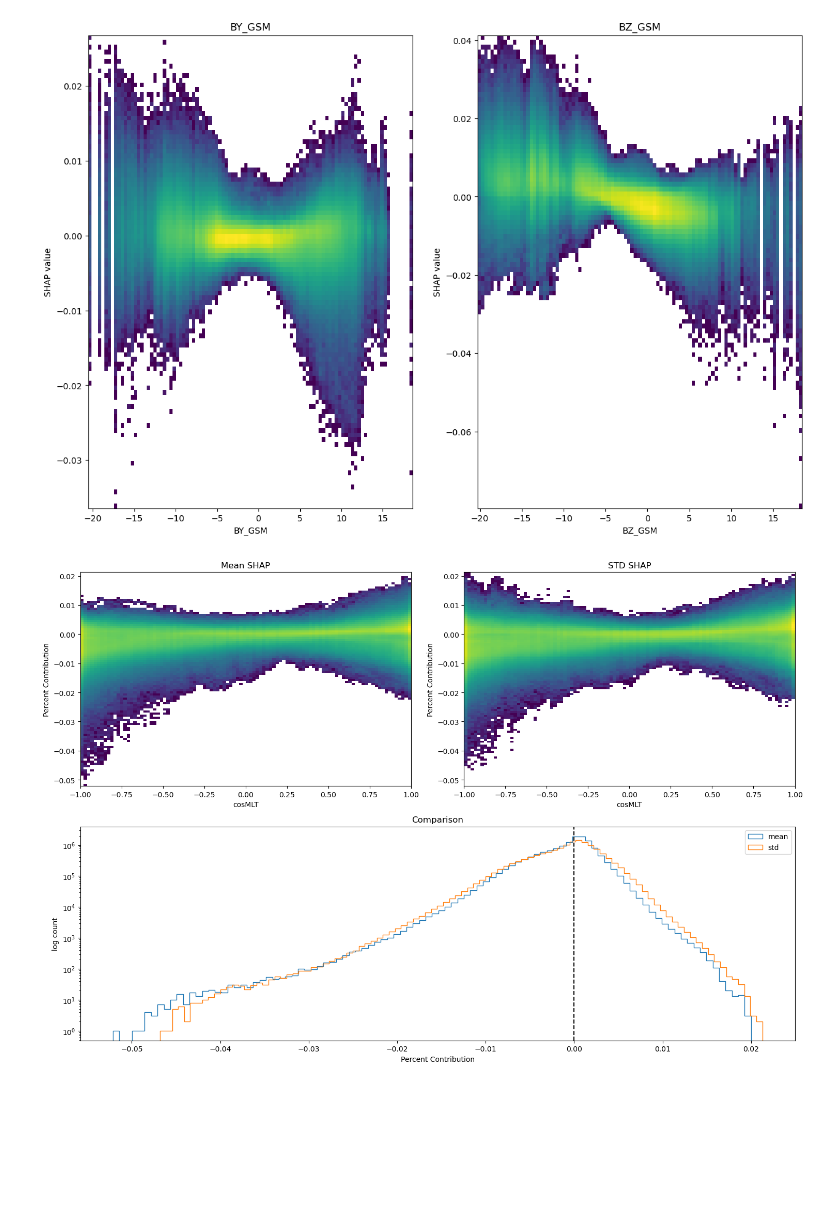
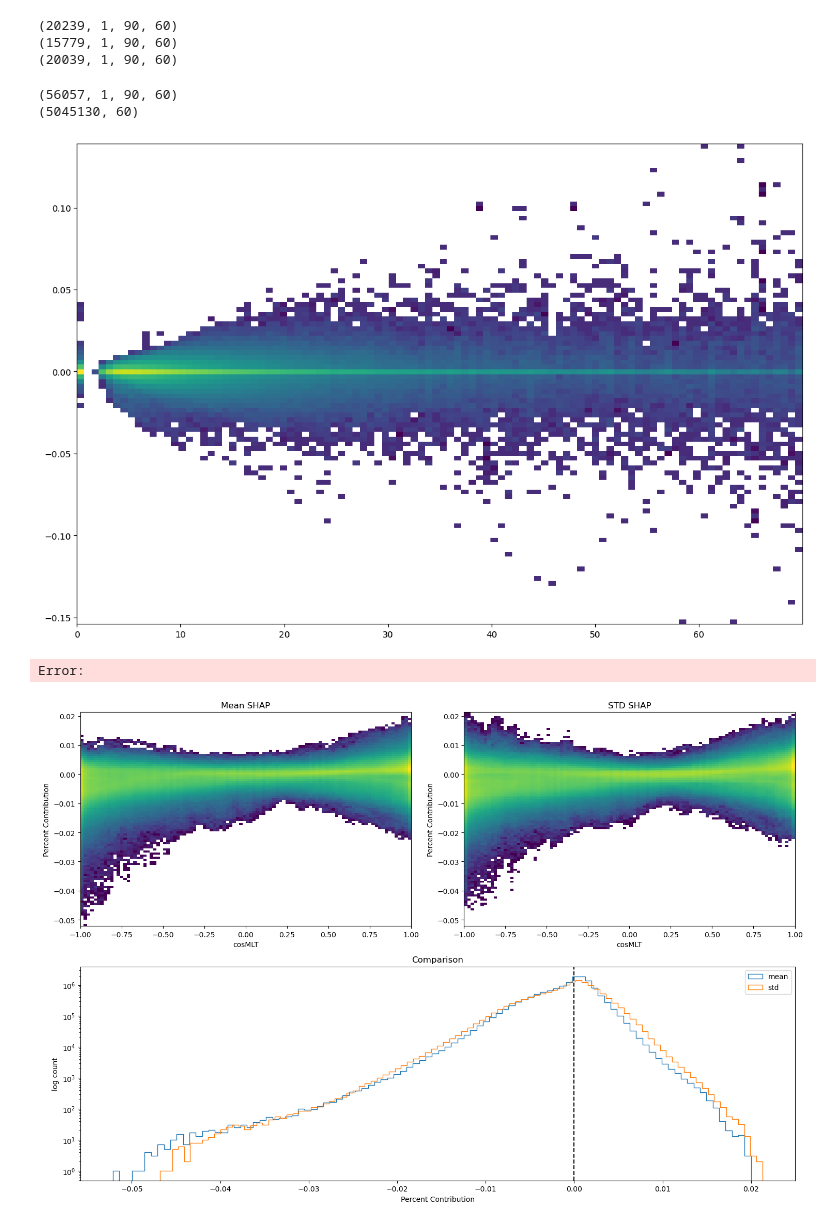
Before and after one commit to mikecoughlan/including_ion_temp_maps, a Jupyter notebook: examing_shap_and_inputs.ipynb, the cells around one changed output. Cells and saved outputs as stored; diff of their text form; code cells hidden in the pictures; blank space fills up the shorter version.

Commit message:
fixing the twins map errors

```diff
--- a/examing_shap_and_inputs.ipynb
+++ b/examing_shap_and_inputs.ipynb
@@ -107,11 +89,13 @@ for cluster in cluster_dict.values():
 # individual_cluster_to_examine = 'canadian_cluster'
 feature_mean, feature_std, mean_shap, std_shap, X, mu, sigma, error = [], [], [], [], [], [], [], []
 for cluster in cluster_dict.keys():
+	if cluster != 'canadian_cluster':
+		continue
 	for reg, region in cluster_dict[cluster]['regions'].items():
 		if f'{model_type}_shap' in region.keys():
 
-			region[f'{model_type}_shap']['mean_shap'] = np.concatenate([region[f'{model_type}_shap']['shap_values'][i][0][:,:,:,:] for i in range(len(region[f'{model_type}_shap']['shap_values']))], axis=0)
-			region[f'{model_type}_shap']['std_shap'] = np.concatenate([region[f'{model_type}_shap']['shap_values'][i][1][:,:,:,:] for i in range(len(region[f'{model_type}_shap']['shap_values']))], axis=0)
+			# region[f'{model_type}_shap']['mean_shap'] = np.concatenate([region[f'{model_type}_shap']['shap_values'][i][0][:,:,:,:] for i in range(len(region[f'{model_type}_shap']['shap_values']))], axis=0)
+			# region[f'{model_type}_shap']['std_shap'] = np.concatenate([region[f'{model_type}_shap']['shap_values'][i][1][:,:,:,:] for i in range(len(region[f'{model_type}_shap']['shap_values']))], axis=0)
 
 			# if reg in list_of_oversampled_regions:
 			# 	region[f'{model_type}_shap']['xtest'] = region['swmag_shap']['testing_data']
@@ -122,9 +106,11 @@ for cluster in cluster_dict.keys():
 			for key in region[f'{model_type}_shap'].keys():
 				if isinstance(region[f'{model_type}_shap'][key], torch.Tensor):
 					region[f'{model_type}_shap'][key] = region[f'{model_type}_shap'][key].cpu().detach().numpy()
-			region[f'{model_type}_shap']['mean_shap'] = region[f'{model_type}_shap']['mean_shap'].reshape(region[f'{model_type}_shap']['mean_shap'].shape[0], region[f'{model_type}_shap']['mean_shap'].shape[2], region[f'{model_type}_shap']['mean_shap'].shape[3])
-			region[f'{model_type}_shap']['std_shap'] = region[f'{model_type}_shap']['std_shap'].reshape(region[f'{model_type}_shap']['std_shap'].shape[0], region[f'{model_type}_shap']['std_shap'].shape[2], region[f'{model_type}_shap']['std_shap'].shape[3])
-			if region[f'{model_type}_shap']['testing_data'].shape[1] < 3:
+			if len(region[f'{model_type}_shap']['mean_shap'].shape) > 3:
+				region[f'{model_type}_shap']['mean_shap'] = region[f'{model_type}_shap']['mean_shap'].reshape(region[f'{model_type}_shap']['mean_shap'].shape[0], region[f'{model_type}_shap']['mean_shap'].shape[2], region[f'{model_type}_shap']['mean_shap'].shape[3])
+			if len(region[f'{model_type}_shap']['std_shap'].shape) > 3:
+				region[f'{model_type}_shap']['std_shap'] = region[f'{model_type}_shap']['std_shap'].reshape(region[f'{model_type}_shap']['std_shap'].shape[0], region[f'{model_type}_shap']['std_shap'].shape[2], region[f'{model_type}_shap']['std_shap'].shape[3])
+			if region[f'{model_type}_shap']['testing_data'].shape[1] > 3:
 				region[f'{model_type}_shap']['testing_data'] = region[f'{model_type}_shap']['testing_data'].reshape(region[f'{model_type}_shap']['testing_data'].shape[0], region[f'{model_type}_shap']['testing_data'].shape[2], region[f'{model_type}_shap']['testing_data'].shape[3])
 			mean_added = np.sum(np.sum(np.abs(region[f'{model_type}_shap']['mean_shap']), axis=1),axis=1)
 			region[f'{model_type}_shap']['mean_shap'] = region[f'{model_type}_shap']['mean_shap']/mean_added[:,None,None]
@@ -132,7 +118,14 @@ for cluster in cluster_dict.keys():
 			std_added = np.sum(np.sum(np.abs(region[f'{model_type}_shap']['std_shap']), axis=1),axis=1)
 			region[f'{model_type}_shap']['std_shap'] = region[f'{model_type}_shap']['std_shap']/std_added[:,None,None]
 
-			region_scaler = scalers[reg][model_type]['swmag_scaler']
+			if model_type == 'twins':
+				mu = scalers[reg]['twins']['twins_mean']
+				sigma = scalers[reg]['twins']['twins_std']
+				print(region['twins_shap']['testing_data'].shape)
+				X.append(region['twins_shap']['testing_data']*sigma + mu)
+			else:
+				region_scaler = scalers[reg][model_type]['swmag_scaler']
+				X.append(region_scaler.inverse_transform(np.concatenate(region[f'{model_type}_shap']['xtest'], axis=0)))
 
 			# unbroadcasted_mu = results[reg]['swmag_results']['predicted_mean'].to_numpy()
 			# unbroadcasted_sigma = results[reg]['swmag_results']['predicted_std'].to_numpy()
@@ -150,8 +143,8 @@ for cluster in cluster_dict.keys():
 			feature_std.append(np.sum(region[f'{model_type}_shap']['std_shap'], axis=1))
 			mean_shap.append(np.concatenate(region[f'{model_type}_shap']['mean_shap'], axis=0))
 			std_shap.append(np.concatenate(region[f'{model_type}_shap']['std_shap'], axis=0))
-
-			X.append(region_scaler.inverse_transform(np.concatenate(region[f'{model_type}_shap']['xtest'], axis=0)))
+			# mean_shap = region[f'{model_type}_shap']['mean_shap']
+			# std_shap = region[f'{model_type}_shap']['std_shap']
 
 mean_shap = np.concatenate(mean_shap, axis=0)
 std_shap = np.concatenate(std_shap, axis=0)
@@ -165,28 +158,39 @@ X = np.concatenate(X, axis=0)
 # sigma = np.concatenate(sigma, axis=0)
 # error = np.concatenate(error, axis=0)
 
-swmag_mean_shap_df = pd.DataFrame(mean_shap, columns=shap_values['features'])
-swmag_std_shap_df = pd.DataFrame(std_shap, columns=shap_values['features'])
+# swmag_mean_shap_df = pd.DataFrame(mean_shap, columns=shap_values['features'])
+# swmag_std_shap_df = pd.DataFrame(std_shap, columns=shap_values['features'])
 
-transformed_X_df = pd.DataFrame(X, columns=shap_values['features'])
+# transformed_X_df = pd.DataFrame(np.concatenate(X, axis=0), columns=shap_values['features'])
 # mu_df = pd.DataFrame(mu, columns=shap_values['features'])
 # sigma_df = pd.DataFrame(sigma, columns=shap_values['features'])
 # error_df = pd.DataFrame(error, columns=shap_values['features'])
 
 # print(swmag_mean_shap_df.shape)
 # print(error_df.shape)
+# %% [output]
+(20239, 1, 90, 60)
+(15779, 1, 90, 60)
+(20039, 1, 90, 60)
+# %%
+print(X.shape)
+print(mean_shap.shape)
+# %% [output]
+(56057, 1, 90, 60)
+(5045130, 60)
 # %%
 feature = ['BY_GSM', 'BZ_GSM']
 
-fig, axes = plt.subplots(1, len(feature), figsize=(15, 10))
-for i, ax in enumerate(axes):
-	axes[i].hist2d(transformed_X_df[feature[i]], swmag_mean_shap_df[feature[i]], bins=100, cmap='viridis', norm=mpl.colors.LogNorm())
-	ax.set_title(f'{feature[i]}')
-	ax.set_xlabel(feature[i])
-	ax.set_ylabel('SHAP value')
+fig, axes = plt.subplots(1, 1, figsize=(15, 10))
+# for i, ax in enumerate(axes):
+axes.hist2d(X.flatten(), mean_shap.flatten(), bins=100, cmap='viridis', norm=mpl.colors.LogNorm())
+ax.set_title('Ion temp vs. SHAP value')
+ax.set_xlabel('Ion temp (keV)')
+ax.set_ylabel('SHAP value')
 plt.savefig(f'plots/{feature[0]}_and_{feature[1]}')
 # %% [output]
-[figure, old version]
+[figure, new version]
+Error:
 # %%
 feature = 'cosMLT'
 
```
Also changed, not shown: parts of 2 cells of this notebook, 8 other files.
